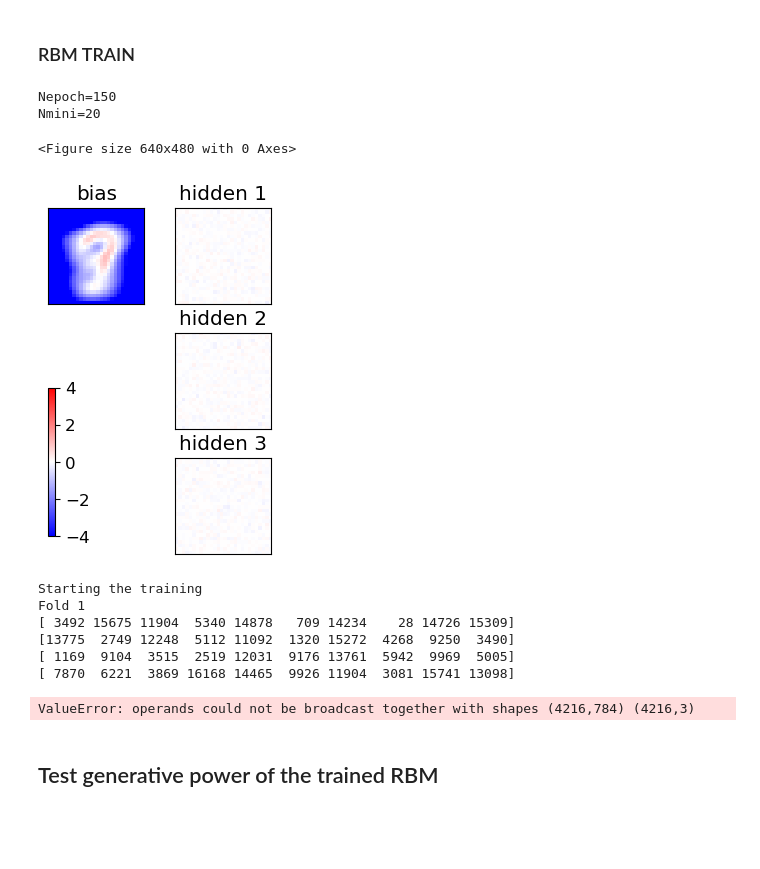
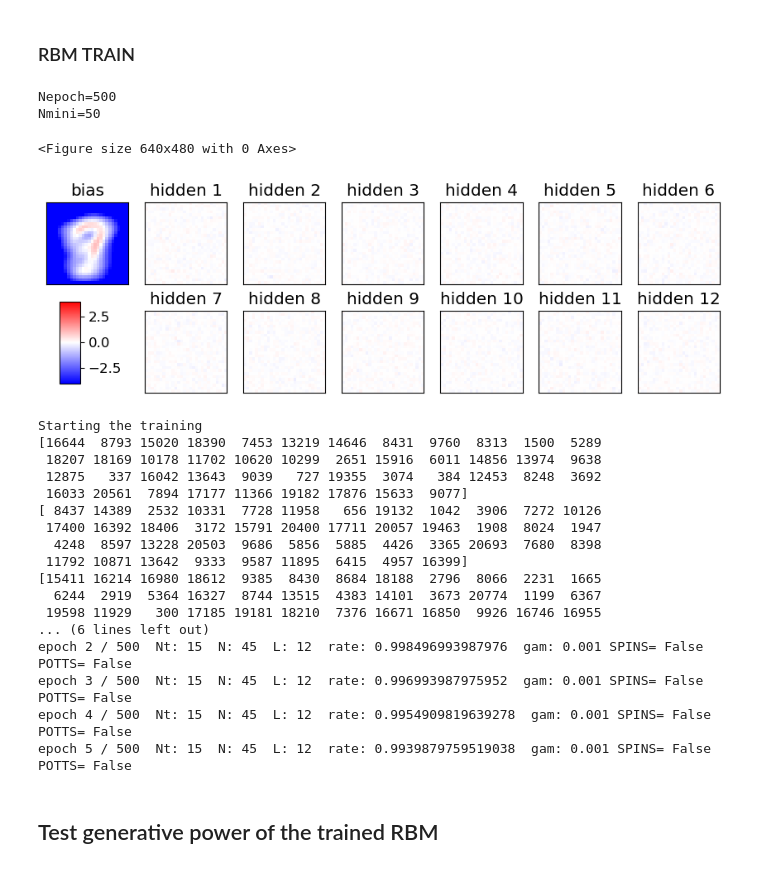
Before and after one commit to BelliLuigi/LCP-B, a Jupyter notebook: ex2/RBM_2025_MNIST-Copy1.ipynb, the cells around one changed output. Cells and saved outputs as stored; diff of their text form; code cells hidden in the pictures; blank space fills up the shorter version.

Commit message:
sort of a random search'

```diff
--- a/ex2/RBM_2025_MNIST-Copy1.ipynb
+++ b/ex2/RBM_2025_MNIST-Copy1.ipynb
@@ -393,32 +480,7 @@ def train_rbm(data, label, n_folds=5):
 # %% [markdown]
 ### RBM TRAIN
 # %%
-#for L in np.arange(3,12):
-#for Nt in np.arange(2,14,2):
-L=1
-Nt=1
-# random seed for reproducibility
-np.random.seed(12345)
-
-# initial weights from a Normal distr. (see literature, e.g. page 98 of Mehta's review)
-w = sigma * np.random.randn(D,L)
-#a = sigma * np.random.randn(D)
-# using Hinton initialization of visible biases
-a = Hinton_bias_init(data)
-# hidden biases initialized to zero
-b = np.zeros(L)
-#print("w=",w);print("a=",a);print("b=",b)
-
-# nr of epochs
-Nepoch=150
-# minibatches per epoch
-Nmini=20  # TRIED VALUES : 20
-# minibatch size at initial epoch and final one
-N_ini,N_fin=10,500
 print(f"Nepoch={Nepoch}\nNmini={Nmini}")
-# number of CD steps
-#Nt=2 ###########################################################################################NT
-
 # recording history of weights ("E" means epoch)
 wE,aE,bE=np.zeros((Nepoch+1,D,L)),np.zeros((Nepoch+1,D)),np.zeros((Nepoch+1,L))
 wE[0],aE[0],bE[0]=np.copy(w),np.copy(a),np.copy(b)
@@ -427,6 +489,7 @@ gaE,ga2E,gaE_d,gaE_m = np.zeros_like(aE),np.zeros_like(aE),np.zeros_like(aE),np.
 gbE,gb2E,gbE_d,gbE_m = np.zeros_like(bE),np.zeros_like(bE),np.zeros_like(bE),np.zeros_like(bE)
 miniE = np.zeros(Nepoch+1)
 pzE=np.zeros((Nepoch+1,Nz))
+
 if GRAD=="RMSprop":
     gw2,ga2,gb2 = np.zeros_like(w),np.zeros_like(a),np.zeros_like(b)
 
@@ -517,46 +580,61 @@ for epoch in range(1,1+Nepoch):
             a -= (gamma*l_rate)*sign(a)
             b -= (gamma*l_rate)*sign(b)
 
     wE[epoch],gwE[epoch],gwE_d[epoch],gwE_m[epoch]=np.copy(w),np.copy(gw),np.copy(gw_d),np.copy(gw_m)
     aE[epoch],gaE[epoch],gaE_d[epoch],gaE_m[epoch]=np.copy(a),np.copy(ga),np.copy(ga_d),np.copy(ga_m)
     bE[epoch],gbE[epoch],gbE_d[epoch],gbE_m[epoch]=np.copy(b),np.copy(gb),np.copy(gb_d),np.copy(gb_m)
     miniE[epoch]=N
     if POTTS: pzE[epoch] = pz/np.sum(pz)
     print("epoch",epoch,"/",Nepoch," Nt:",Nt," N:",N," L:",L,
           " rate:",l_rate," gam:",gamma,"SPINS=",SPINS,"POTTS=",POTTS)
 
     if Nepoch<=100 or epoch%20==0 or epoch==Nepoch:
         plot_weights_bias(wE, aE, epoch, L, cols=Ncols, save=False)
 
     if epoch%5==0:
         partition = partition_function(configurations)
         log_likelihood = compute_log_likelihood(partition,data, a=a, b=b, w=w,)
         log_likelihoods.append(log_likelihood)
         lista_epoch_grafico.append(epoch)
         print(f'Epoch {epoch + 1}, Log-Likelihood: {log_likelihood}')
-
     str_time_completion = datetime.datetime.now().strftime("_%Y%m%d_%H%M")
 
-
+fig, ax = plt.subplots(1,2, figsize=(10,6))
+plt.sca(ax[0])
 plt.plot(lista_epoch_grafico, log_likelihoods, '-')
 plt.title(f'LLH in {Nepoch} epochs, L={L}, CD steps={Nt}')
 plt.xlabel('Epochs')
 plt.ylabel('LLH')
-plt.savefig(f'img/LLH_epoch{Nepoch}_L{L}_CD{Nt}_lr{l_rate}.png')
+plt.sca(ax[1])
+plt.text(0.1,0.5, stringa)
+plt.axis('off')
+
+
+plt.savefig(f'img/Random_search_LLH_epoch{Nepoch}_L{L}_CD{Nt}.png')
 plt.show()
 print("END of learning phase")
 # %% [output]
-Nepoch=150
-Nmini=20
+Nepoch=500
+Nmini=50
 <Figure size 640x480 with 0 Axes>
-[figure, old version]
+[figure, new version]
 Starting the training
-Fold 1
-[ 3492 15675 11904  5340 14878   709 14234    28 14726 15309]
-[13775  2749 12248  5112 11092  1320 15272  4268  9250  3490]
-[ 1169  9104  3515  2519 12031  9176 13761  5942  9969  5005]
-[ 7870  6221  3869 16168 14465  9926 11904  3081 15741 13098]
+[16644  8793 15020 18390  7453 13219 14646  8431  9760  8313  1500  5289
+ 18207 18169 10178 11702 10620 10299  2651 15916  6011 14856 13974  9638
+ 12875   337 16042 13643  9039   727 19355  3074   384 12453  8248  3692
+ 16033 20561  7894 17177 11366 19182 17876 15633  9077]
+[ 8437 14389  2532 10331  7728 11958   656 19132  1042  3906  7272 10126
+ 17400 16392 18406  3172 15791 20400 17711 20057 19463  1908  8024  1947
+  4248  8597 13228 20503  9686  5856  5885  4426  3365 20693  7680  8398
+ 11792 10871 13642  9333  9587 11895  6415  4957 16399]
+[15411 16214 16980 18612  9385  8430  8684 18188  2796  8066  2231  1665
+  6244  2919  5364 16327  8744 13515  4383 14101  3673 20774  1199  6367
+ 19598 11929   300 17185 19181 18210  7376 16671 16850  9926 16746 16955
+... (6 lines left out)
+epoch 2 / 500  Nt: 15  N: 45  L: 12  rate: 0.998496993987976  gam: 0.001 SPINS= False POTTS= False
+epoch 3 / 500  Nt: 15  N: 45  L: 12  rate: 0.996993987975952  gam: 0.001 SPINS= False POTTS= False
+epoch 4 / 500  Nt: 15  N: 45  L: 12  rate: 0.9954909819639278  gam: 0.001 SPINS= False POTTS= False
+epoch 5 / 500  Nt: 15  N: 45  L: 12  rate: 0.9939879759519038  gam: 0.001 SPINS= False POTTS= False
-ValueError: operands could not be broadcast together with shapes (4216,784) (4216,3)
 # %% [markdown]
 ## Test generative power of the trained RBM
 # %%
```
Also changed, not shown: parts of 4 cells of this notebook, 2 other files.
